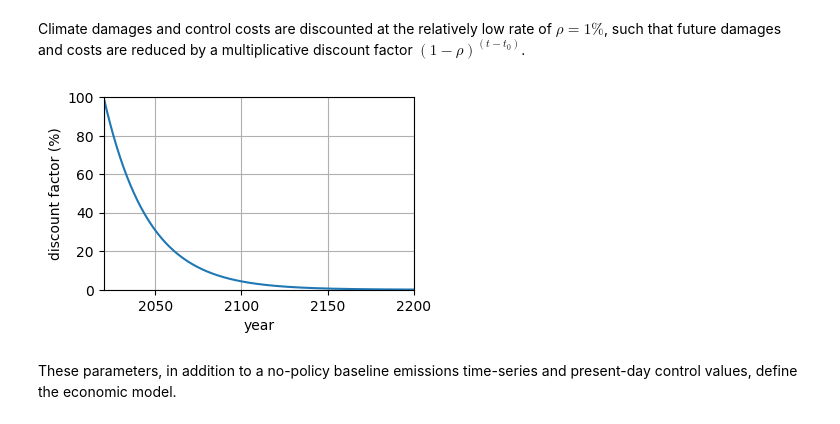
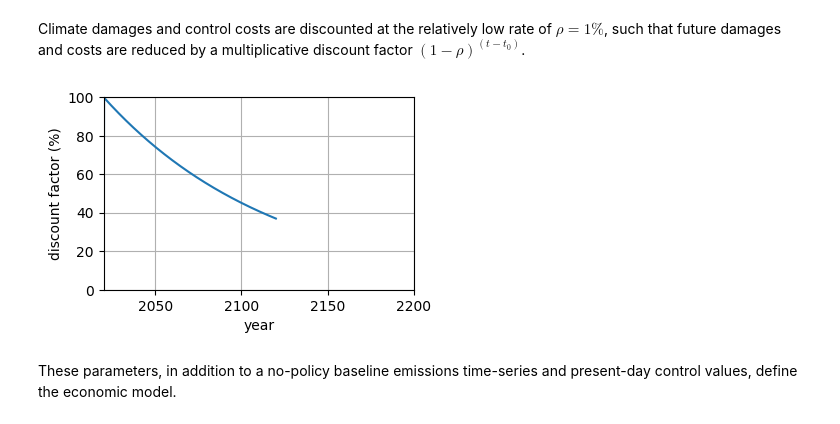
Before and after one commit to ClimateMARGO/ClimateMARGO.jl, a Jupyter notebook: notebooks/tutorial.ipynb, the cells around one changed output. Cells and saved outputs as stored; diff of their text form; code cells hidden in the pictures.

```diff
--- a/notebooks/tutorial.ipynb
+++ b/notebooks/tutorial.ipynb
@@ -40,7 +40,7 @@ name = "default";
 First, we need to set up a time-frame for our experiment. Let's begin our simulation in the year 2020– present day– and consider out to 2200, with a 5-year timestep for computational efficiency.
 # %%
 initial_year = 2020 # [yr]
-final_year = 2400 # [yr]
+final_year = 2120 # [yr]
 dt = 0.25 # [yr]
 t_arr = t(initial_year, final_year, dt);
 # %% [markdown]
@@ -179,17 +179,17 @@ geoeng_cost = 0.046; # [% GWP]
 # %% [markdown]
 Climate damages and control costs are discounted at the relatively low rate of $\rho = 1\%$, such that future damages and costs are reduced by a multiplicative discount factor $(1 - \rho)^{(t-t_{0})}$.
 # %%
-ρ = 0.04;
+ρ = 0.01;
 
 figure(figsize=(4, 2.5))
 plot(t_arr, discount(t_arr, ρ, present_year)*100)
 xlabel("year")
 ylabel("discount factor (%)")
 xlim([2020, 2200])
 ylim([0, 100]);
 grid(true)
 # %% [output]
-[figure, old version]
+[figure, new version]
 # %% [markdown]
 These parameters, in addition to a no-policy baseline emissions time-series and present-day control values, define the economic model.
 # %%
```
Also changed, not shown: parts of 8 cells of this notebook, 3 other files.
